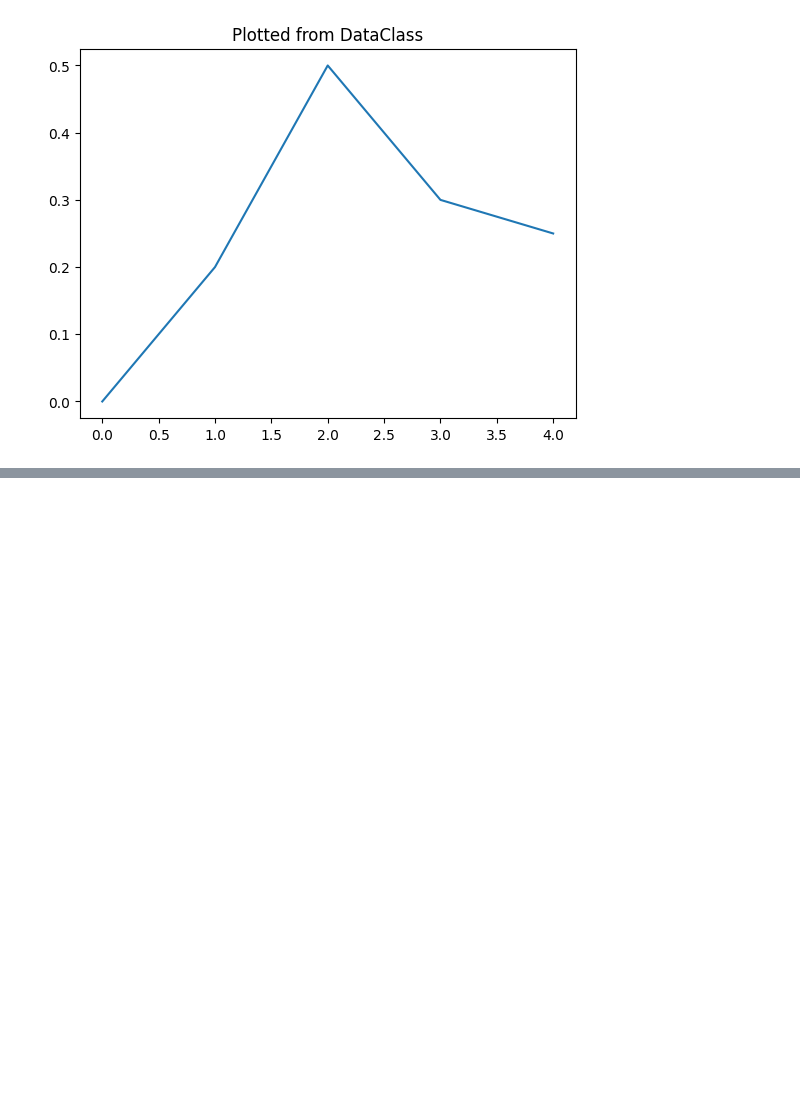
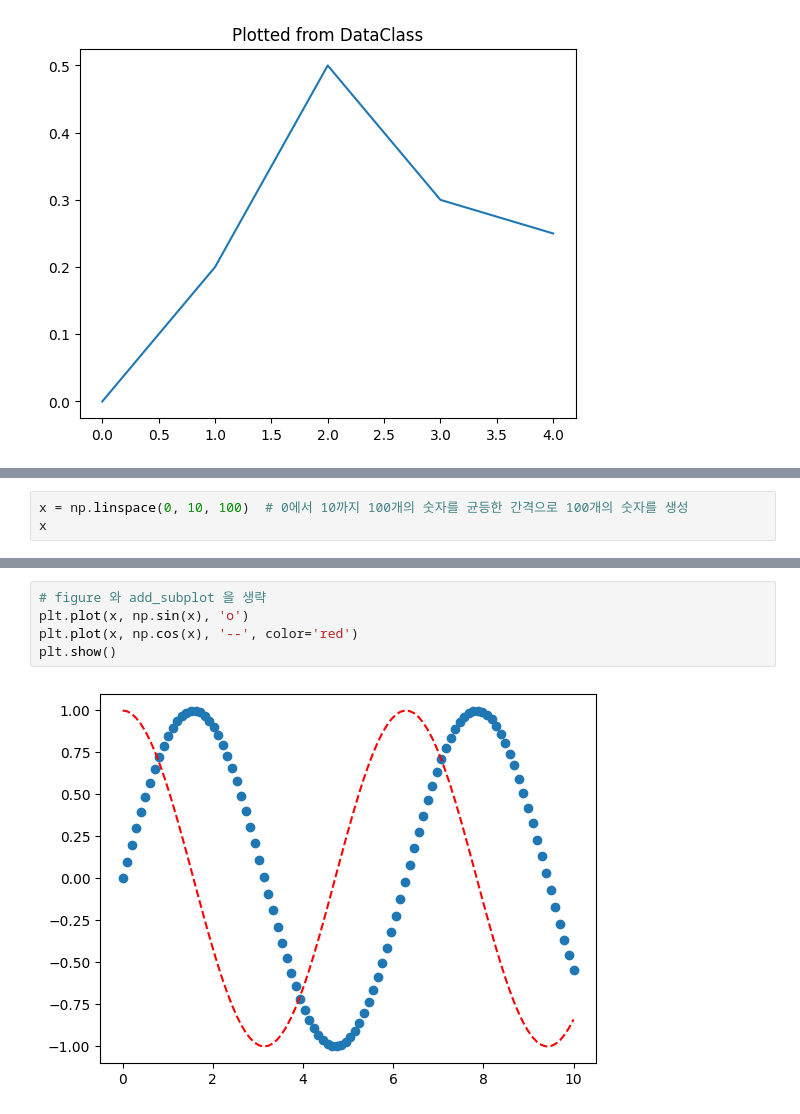
Before and after one commit to leejaesang6098/aiffel_study, a Jupyter notebook: 0811_node/matplotlib.ipynb, the cells around one changed output, grey strips where cells are left out. Drawn from its saved outputs; the diff is of its cells as text; blank space fills up the shorter version.

```diff
--- a/0811_node/matplotlib.ipynb
+++ b/0811_node/matplotlib.ipynb
@@ -63,0 +107,3 @@ data.plot()
+# %%
+x = np.linspace(0, 10, 100)  # 0에서 10까지 100개의 숫자를 균등한 간격으로 100개의 숫자를 생성
+x
@@ -63,0 +131,7 @@ data.plot()
+# %%
+# figure 와 add_subplot 을 생략
+plt.plot(x, np.sin(x), 'o')
+plt.plot(x, np.cos(x), '--', color='red')
+plt.show()
+# %% [output]
+[figure, added]
```
Also changed, not shown: parts of 8 cells of this notebook.
